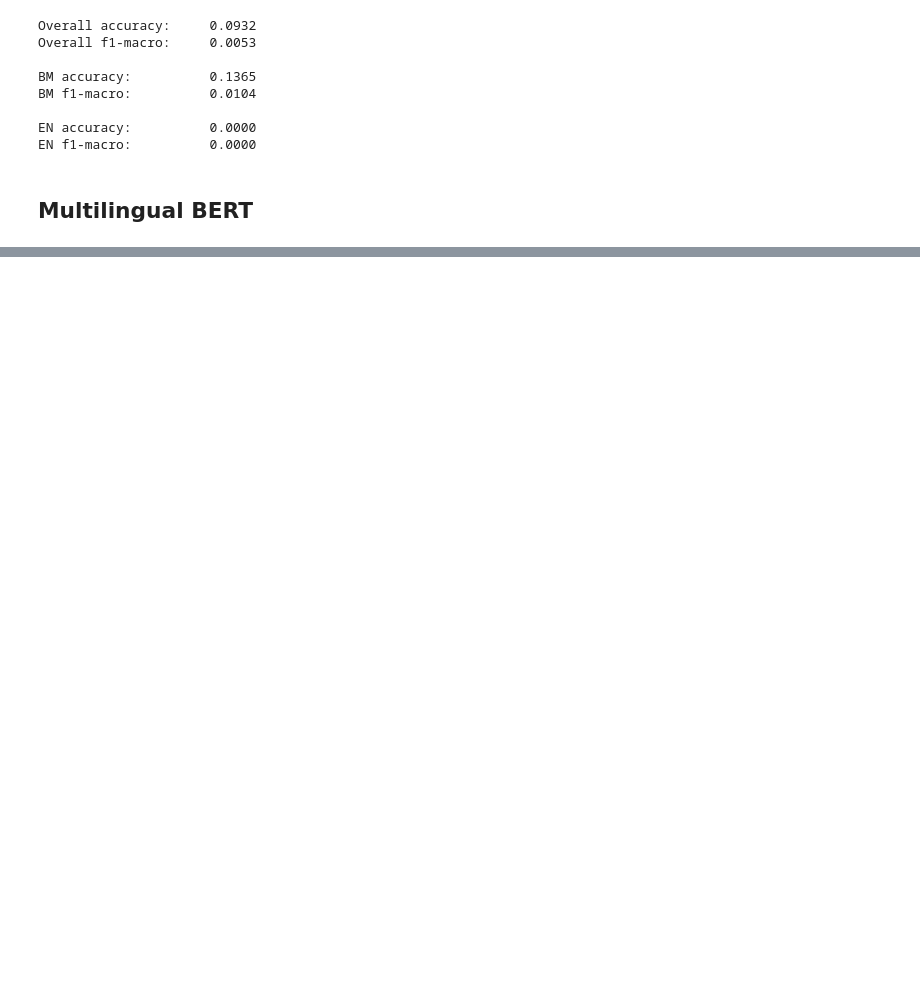
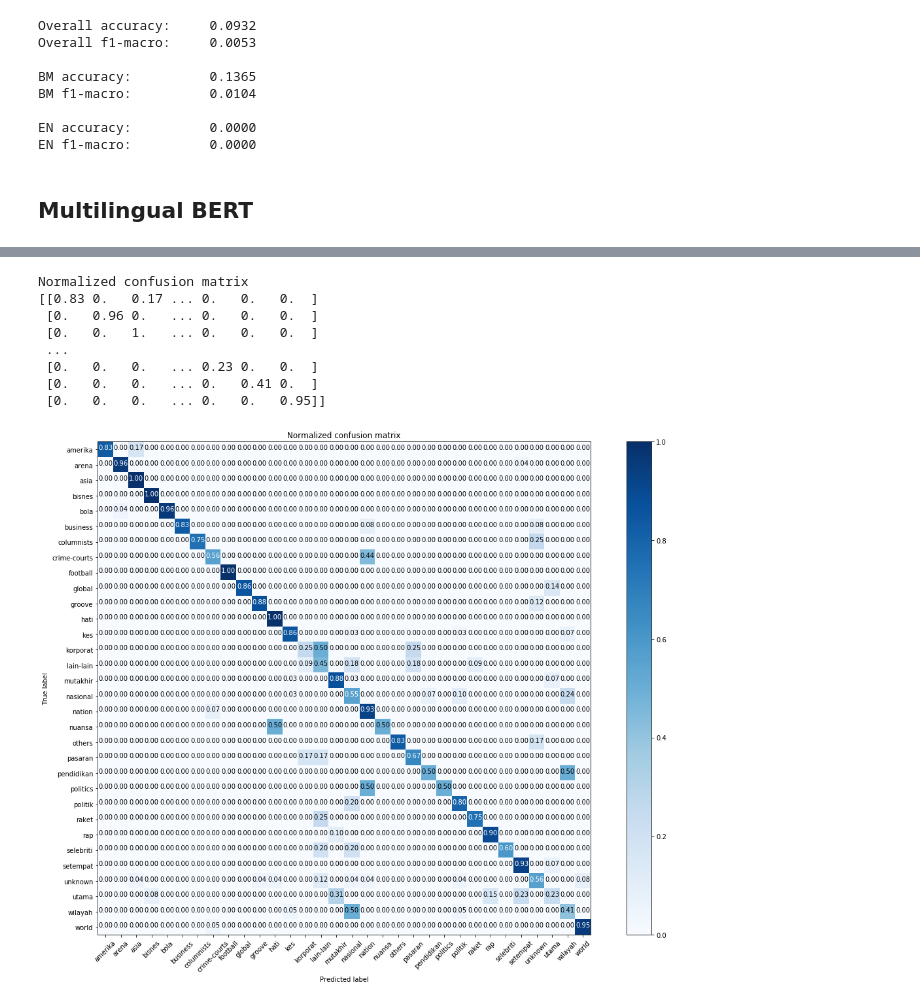
Before and after one commit to hsm207/mpd, a Jupyter notebook: notebooks/mpd_assessment.ipynb, the cells around one changed output, grey strips where cells are left out. Cells and saved outputs as stored; diff of their text form; code cells hidden in the pictures; blank space fills up the shorter version.

```diff
--- a/notebooks/mpd_assessment.ipynb
+++ b/notebooks/mpd_assessment.ipynb
@@ -229,0 +274,15 @@ EN f1-macro:          0.0000
+# %%
+np.set_printoptions(precision=2)
+plt.figure(figsize=(6.4*2.5, 4.8*2.5))
+metrics.plot_confusion_matrix(eval_metrics['overall']['confusion_matrix'], classes=label_encoder.classes_, normalize=True,
+                      title='Normalized confusion matrix')
+# %% [output]
+Normalized confusion matrix
+[[0.83 0.   0.17 ... 0.   0.   0.  ]
+ [0.   0.96 0.   ... 0.   0.   0.  ]
+ [0.   0.   1.   ... 0.   0.   0.  ]
+ ...
+ [0.   0.   0.   ... 0.23 0.   0.  ]
+ [0.   0.   0.   ... 0.   0.41 0.  ]
+ [0.   0.   0.   ... 0.   0.   0.95]]
+[figure, added]
```
Also changed, not shown: parts of 24 cells of this notebook.
